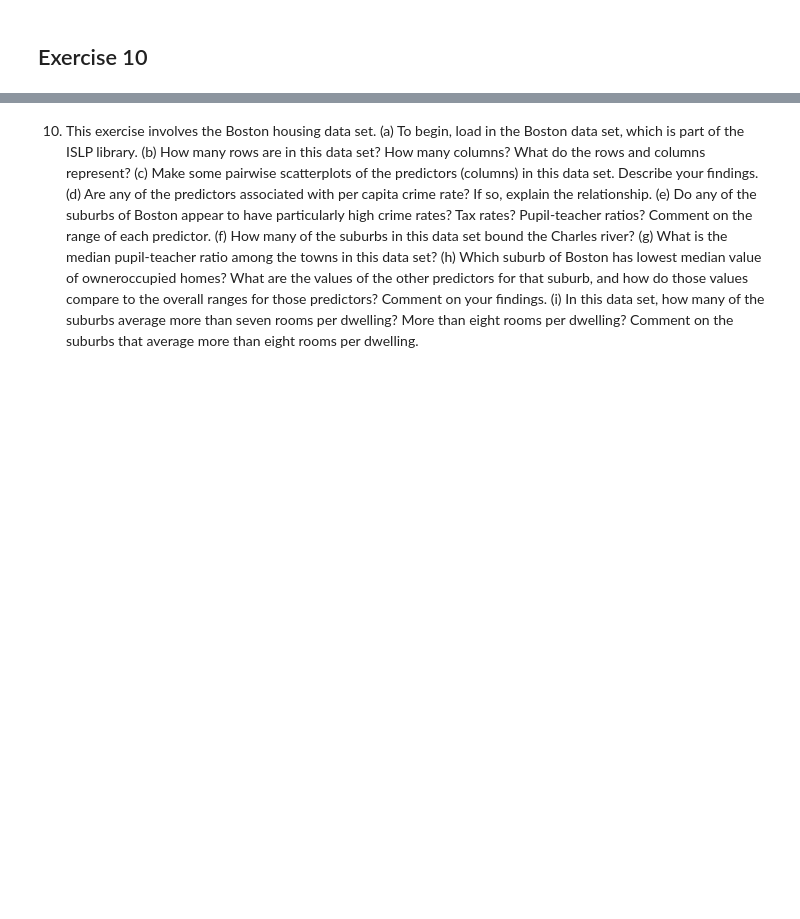
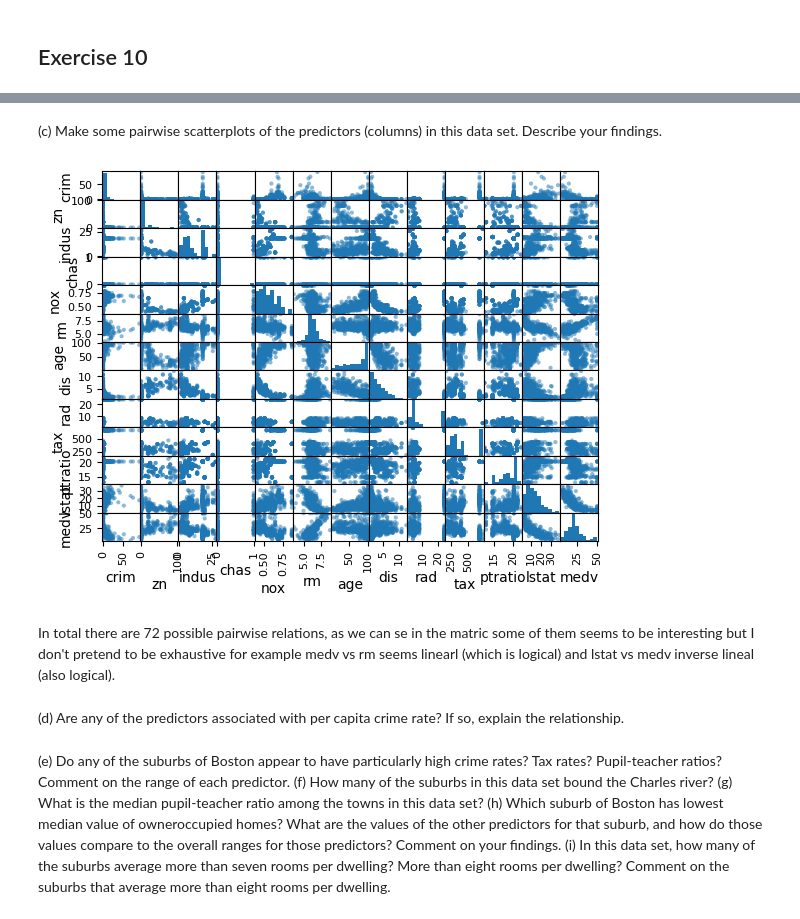
Before and after one commit to hinojosaad/islp, a Jupyter notebook: Chapter2/ch2.ipynb, the cells around one changed output, grey strips where cells are left out. Drawn from its saved outputs; the diff is of its cells as text; code cells hidden in the pictures; blank space fills up the shorter version.

```diff
--- a/Chapter2/ch2.ipynb
+++ b/Chapter2/ch2.ipynb
@@ -317,0 +322,2 @@ Displacement, horsepower and weight maybe useful since there is an inverse linea
+# %%
+Boston  = load_data("Boston")
@@ -318,13 +366,16 @@ Displacement, horsepower and weight maybe useful since there is an inverse linea
+# %% [markdown]
+(c) Make some pairwise scatterplots of the predictors (columns) in
+this data set. Describe your findings.
+# %%
+pd.plotting.scatter_matrix(Boston);
+# %% [output]
+[figure, added]
+# %% [markdown]
+In total there are 72 possible pairwise relations, as we can se in the matric some of them seems to be interesting but I don't pretend to be exhaustive for example medv vs rm seems linearl (which is logical) and lstat vs medv inverse lineal (also logical).
+# %% [markdown]
+(d) Are any of the predictors associated with per capita crime rate?
+If so, explain the relationship.
 # %% [markdown]
-10. This exercise involves the Boston housing data set.
-(a) To begin, load in the Boston data set, which is part of the ISLP
-library.
-(b) How many rows are in this data set? How many columns? What
-do the rows and columns represent?
-(c) Make some pairwise scatterplots of the predictors (columns) in
-this data set. Describe your findings.
-(d) Are any of the predictors associated with per capita crime rate?
-If so, explain the relationship.
 (e) Do any of the suburbs of Boston appear to have particularly
 high crime rates? Tax rates? Pupil-teacher ratios? Comment on
 the range of each predictor.
```
Also changed, not shown: parts of 5 cells of this notebook, 1 other file.
